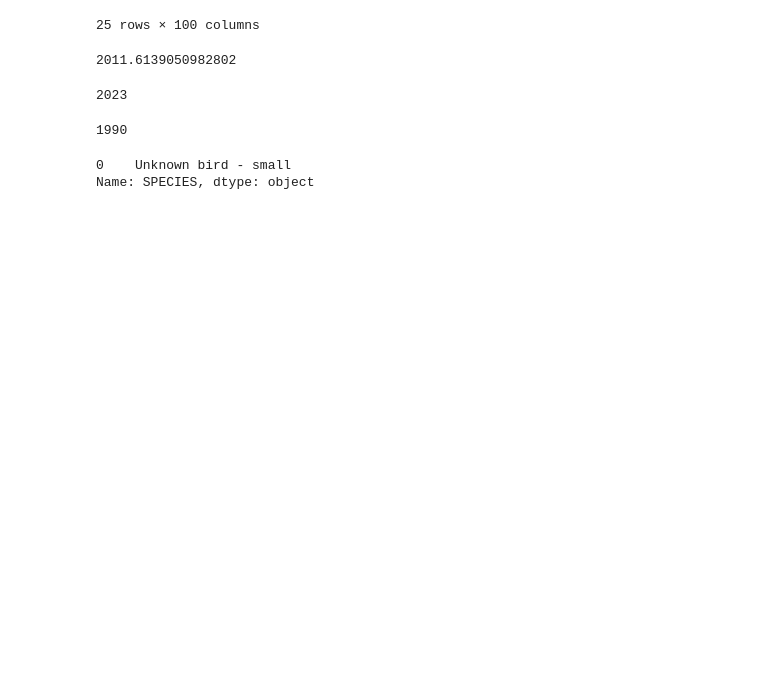
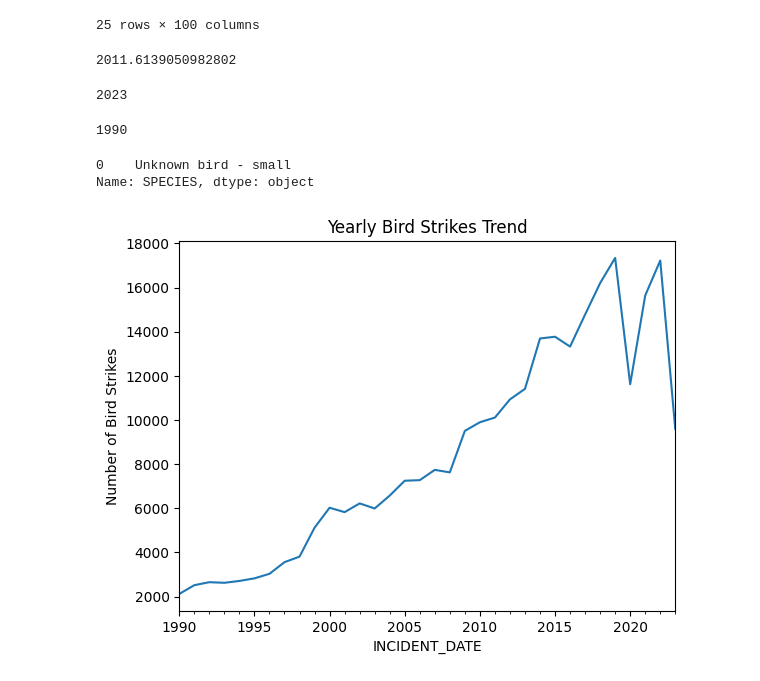
Before and after one commit to jpthefish/ALAN-Birdstrike-Data-For-Research, a Jupyter notebook: ALAN_Notebook.ipynb, the cells around one changed output. Drawn from its saved outputs; the diff is of its cells as text; code cells hidden in the pictures; blank space fills up the shorter version.

```diff
--- a/ALAN_Notebook.ipynb
+++ b/ALAN_Notebook.ipynb
@@ -46,3 +47,12 @@ dataframe['SPECIES'].mode()
 # %% [output]
 0    Unknown bird - small
 Name: SPECIES, dtype: object
+# %%
+# Trend analysis (yearly bird strikes)
+dataframe['INCIDENT_DATE'] = pd.to_datetime(dataframe['INCIDENT_DATE'])
+dataframe.set_index('INCIDENT_DATE', inplace=True)
+dataframe.resample('Y').size().plot(title='Yearly Bird Strikes Trend')
+plt.ylabel('Number of Bird Strikes')
+plt.show()
+# %% [output]
+[figure, added]
```
Also changed, not shown: parts of 6 cells of this notebook.
